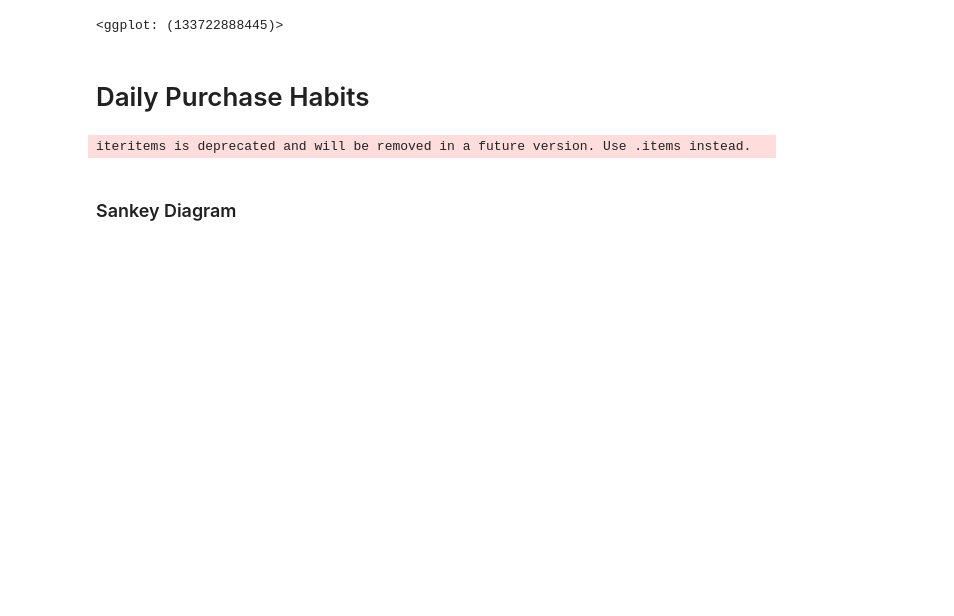
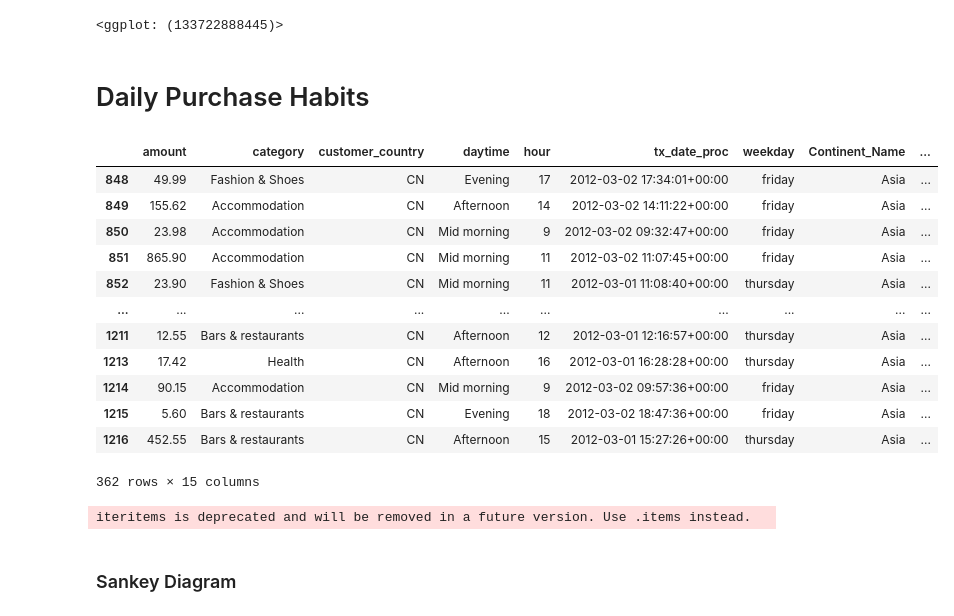
Before and after one commit to callysthenes/citibank_business_case_visual, a Jupyter notebook: DV_GroupA.ipynb, the cells around one changed output. Drawn from its saved outputs; the diff is of its cells as text; code cells hidden in the pictures; blank space fills up the shorter version.

```diff
--- a/DV_GroupA.ipynb
+++ b/DV_GroupA.ipynb
@@ -504,3 +504,21 @@ fig = px.violin(df7_pivot3, y='category',x="hour", color = 'category', color_dis
 fig.update_traces(orientation='h', side='positive', width=2, points=False)
 fig.update_layout(title='Total Credit Card Expenditure per Purchase Category Type and Daytime',xaxis_showgrid=False, xaxis_zeroline=False, yaxis_title='Purchase Category',xaxis_range=[-5,30], xaxis_title='Hour', xaxis = dict(tickmode='linear', tick0=0, dtick=2), yaxis = dict(tickmode='linear'), showlegend=False, width=700, height=500,violinmode='group')
 fig.show()
+# %%
+df_china= df.loc[df['customer_country'] == 'CN']
+df_china = df_china.loc[(df_china['category'] == 'Fashion & Shoes') | (df_china['category'] == 'Accommodation') | (df_china['category'] == 'Bars & restaurants') | (df_china['category'] == 'Personal products') | (df_china['category'] == 'Other good and services') | (df_china['category'] == 'Food') | (df_china['category'] == 'Health')| (df_china['category'] == 'Transportation') ]
+df_china
+# %% [output]
+|  | amount | category | customer_country | daytime | hour | tx_date_proc | weekday | Continent_Name | ... |
+| 848 | 49.99 | Fashion & Shoes | CN | Evening | 17 | 2012-03-02 17:34:01+00:00 | friday | Asia | ... |
+| 849 | 155.62 | Accommodation | CN | Afternoon | 14 | 2012-03-02 14:11:22+00:00 | friday | Asia | ... |
+| 850 | 23.98 | Accommodation | CN | Mid morning | 9 | 2012-03-02 09:32:47+00:00 | friday | Asia | ... |
+| 851 | 865.90 | Accommodation | CN | Mid morning | 11 | 2012-03-02 11:07:45+00:00 | friday | Asia | ... |
+| 852 | 23.90 | Fashion & Shoes | CN | Mid morning | 11 | 2012-03-01 11:08:40+00:00 | thursday | Asia | ... |
+| ... | ... | ... | ... | ... | ... | ... | ... | ... | ... |
+| 1211 | 12.55 | Bars & restaurants | CN | Afternoon | 12 | 2012-03-01 12:16:57+00:00 | thursday | Asia | ... |
+| 1213 | 17.42 | Health | CN | Afternoon | 16 | 2012-03-01 16:28:28+00:00 | thursday | Asia | ... |
+| 1214 | 90.15 | Accommodation | CN | Mid morning | 9 | 2012-03-02 09:57:36+00:00 | friday | Asia | ... |
+| 1215 | 5.60 | Bars & restaurants | CN | Evening | 18 | 2012-03-02 18:47:36+00:00 | friday | Asia | ... |
+| 1216 | 452.55 | Bars & restaurants | CN | Afternoon | 15 | 2012-03-01 15:27:26+00:00 | thursday | Asia | ... |
+362 rows × 15 columns
```
Also changed, not shown: parts of 1 cell of this notebook, 1 other file.
